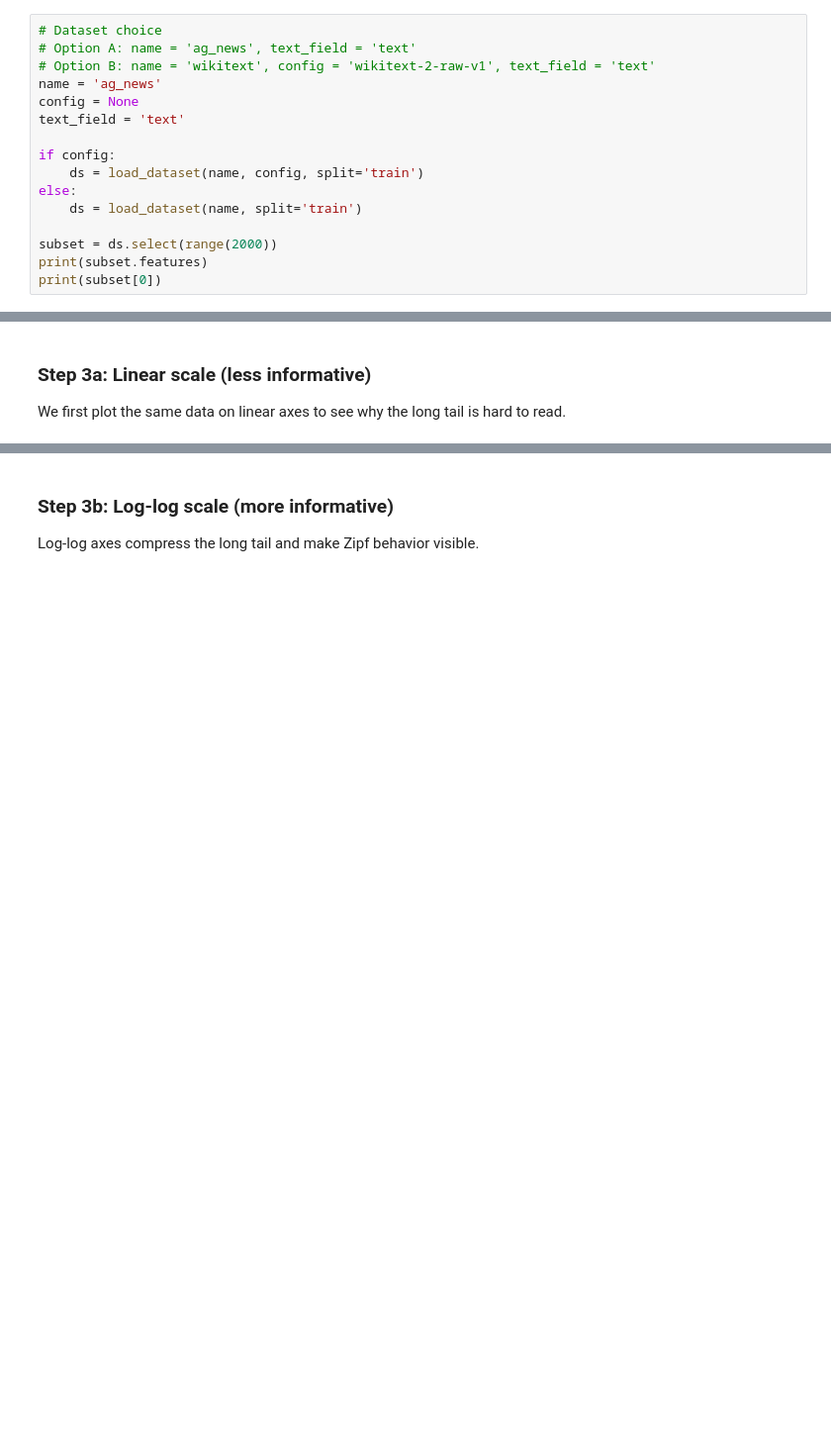
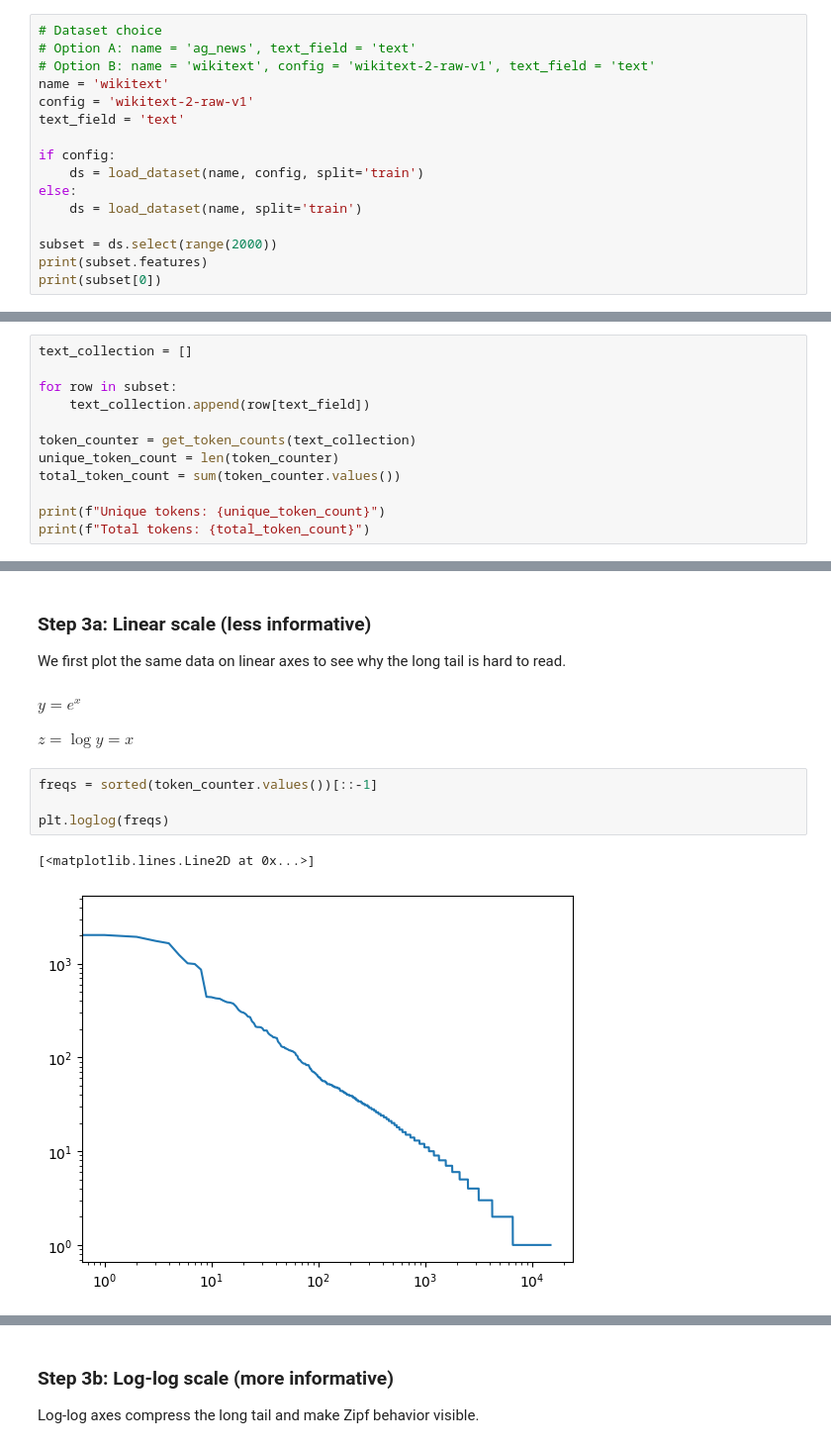
Before and after one commit to cepessh/NLPPython102, a Jupyter notebook: notebooks/lab1_lesson1.ipynb, the cells around one changed output, grey strips where cells are left out. Shown at 99% size. Cells and saved outputs as stored; diff of their text form; blank space fills up the shorter version.

```diff
--- a/notebooks/lab1_lesson1.ipynb
+++ b/notebooks/lab1_lesson1.ipynb
@@ -35,8 +55,8 @@ np.random.seed(SEED)
 # Dataset choice
 # Option A: name = 'ag_news', text_field = 'text'
 # Option B: name = 'wikitext', config = 'wikitext-2-raw-v1', text_field = 'text'
-name = 'ag_news'
-config = None
+name = 'wikitext'
+config = 'wikitext-2-raw-v1'
 text_field = 'text'
 
 if config:
@@ -88,0 +161,12 @@ assert sum(counts.values()) == total_tokens
+# %%
+text_collection = []
+
+for row in subset:
+    text_collection.append(row[text_field])
+
+token_counter = get_token_counts(text_collection)
+unique_token_count = len(token_counter)
+total_token_count = sum(token_counter.values())
+
+print(f"Unique tokens: {unique_token_count}")
+print(f"Total tokens: {total_token_count}")
@@ -112,4 +222,15 @@ then switch to log-log axes for a clearer Zipf pattern.
 # %% [markdown]
 ### Step 3a: Linear scale (less informative)
 We first plot the same data on linear axes to see why the long tail is hard to read.
+# %% [markdown]
+$y = e^x$
+
+$z = \log y = x $
+# %%
+freqs = sorted(token_counter.values())[::-1]
+
+plt.loglog(freqs)
+# %% [output]
+[<matplotlib.lines.Line2D at 0x...>]
+[figure, added]
 # %%
```
Also changed, not shown: parts of 24 cells of this notebook.
